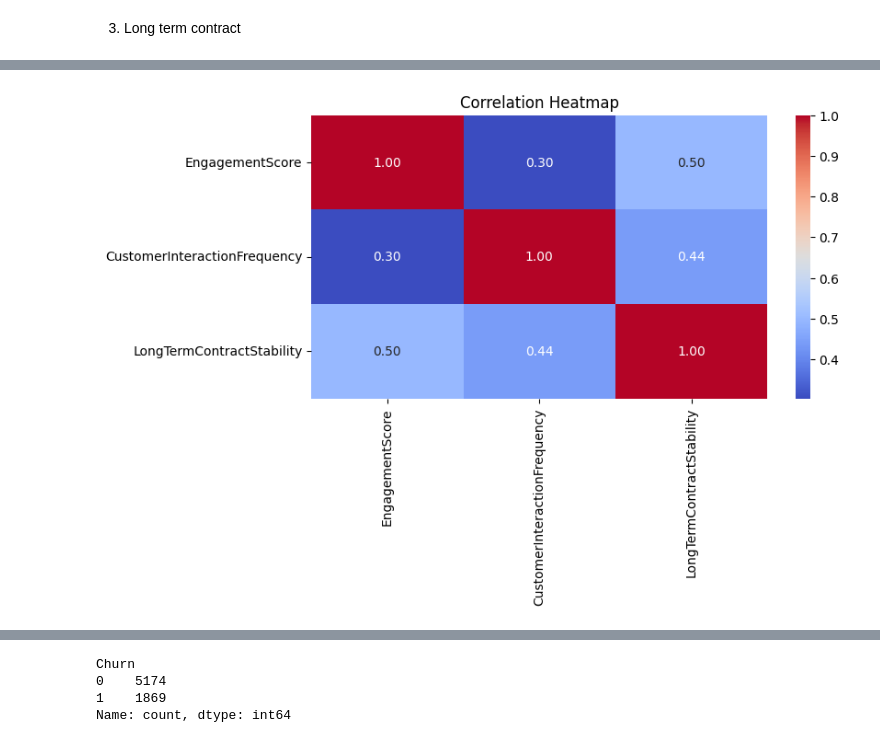
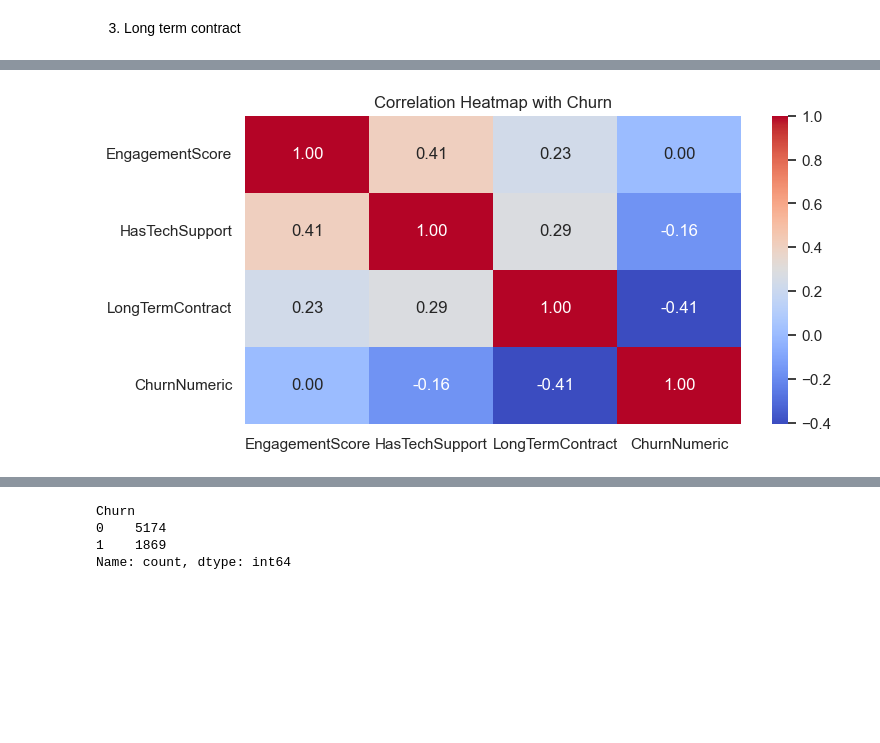
Before and after one commit to Pratibha405/CPDSAI_Churn_Prediction, a Jupyter notebook: code/Churn_Prediction.ipynb, the cells around one changed output, grey strips where cells are left out. Cells and saved outputs as stored; diff of their text form; code cells hidden in the pictures; blank space fills up the shorter version.

```diff
--- a/code/Churn_Prediction.ipynb
+++ b/code/Churn_Prediction.ipynb
@@ -303,8 +328,22 @@ plt.show()
 # %% [markdown]
 Feature Engineering
+# %%
+def create_features(df):
+    """
+    Creates feature-engineered columns, minimizing data leakage risk.
+    """
+    df['EngagementScore'] = 0.6 * df['MonthlyCharges'] + 0.4 * df['tenure']  #  Adjust weights as needed
+
+    df['HasTechSupport'] = df['TechSupport'].apply(lambda x: 1 if x == 'Yes' else 0)
+
+    df['LongTermContract'] = df['Contract'].apply(lambda x: 1 if x in ['One year', 'Two year'] else 0)
+
+    return df
+
+df = create_features(df)
 # %% [markdown]
 1. Engagement Score
 # %%
-alpha, beta, gamma = 0.4, 0.3, 0.3
-df['EngagementScore'] = alpha * df['MonthlyCharges'] + beta * df['tenure'] + gamma * df['TechSupport'].map({'Yes': 1, 'No': 0})
-df.head()
+#alpha, beta, gamma = 0.4, 0.3, 0.3
+#df['EngagementScore'] = alpha * df['MonthlyCharges'] + beta * df['tenure'] + gamma * df['TechSupport'].map({'Yes': 1, 'No': 0, 'No internet service': 0})
+#df.head()
@@ -343,12 +378,12 @@ This will become an error in seaborn v0.14.0; please update your code.
 # %% [markdown]
 2. Customer Interaction Frequency
 # %%
-df['CustomerInteractionFrequency'] = df['TechSupport'].map({'Yes': 1, 'No': 0})
+#df['CustomerInteractionFrequency'] = df['TechSupport'].map({'Yes': 1, 'No': 0, 'No internet service': 0})
 # %% [markdown]
 3. Long term contract
 # %%
 # Convert 'Contract' to binary values (1 for month-to-month, 0 for longer contracts)
-df['LongTermContractStability'] = df['Contract'].map({'Month-to-month': 0, 'One year': 1, 'Two year': 1})
+#df['LongTermContractStability'] = df['Contract'].map({'Month-to-month': 0, 'One year': 1, 'Two year': 1})
 
 # View the new column
-df.head()
+#df.head()
@@ -395,11 +422,14 @@ df
 # %%
 df['Churn'] = df['Churn'].map({'Yes': 1, 'No': 0})
 
 # Compute correlation with new features
 plt.figure(figsize=(8, 4))
-sns.heatmap(df[["EngagementScore", "CustomerInteractionFrequency",
-                "LongTermContractStability"]].corr(), annot=True, cmap="coolwarm", fmt=".2f")
-plt.title("Correlation Heatmap")
+sns.heatmap(
+    df[["EngagementScore", "HasTechSupport",
+        "LongTermContract", "ChurnNumeric"]].corr(),
+    annot=True, cmap="coolwarm", fmt=".2f"
+)
+plt.title("Correlation Heatmap with Churn")
 plt.show()
 # %% [output]
-[figure, old version]
+[figure, new version]
```
Also changed, not shown: parts of 54 cells of this notebook, 9 other files.
